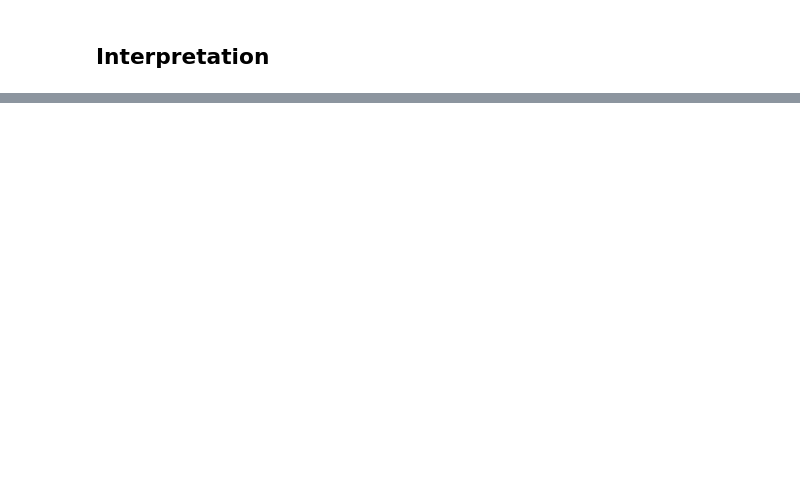
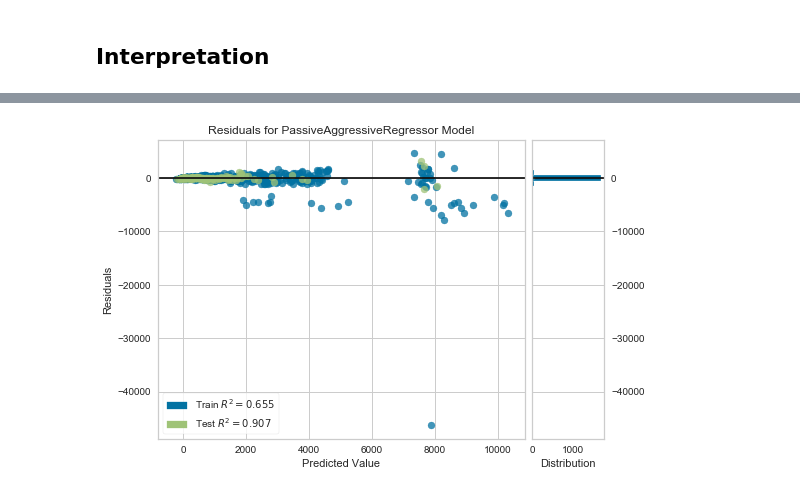
Before and after one commit to DChulok/Reporting-forecasting, a Jupyter notebook: Further improvement.ipynb, the cells around one changed output, grey strips where cells are left out. Cells and saved outputs as stored; diff of their text form; code cells hidden in the pictures; blank space fills up the shorter version.

```diff
--- a/Further improvement.ipynb
+++ b/Further improvement.ipynb
@@ -229,6 +229,9 @@ X_train.to_excel('data/X_train_extern.xlsx')
 X_test.to_excel('data/X_test_extern.xlsx')
 # %% [markdown]
 ## Usage
+# %%
+X_train = pd.read_excel('data/X_train_extern.xlsx', index_col=0)
+X_test = pd.read_excel('data/X_test_extern.xlsx', index_col=0)
 # %%
 ext_features = ['CPI', 'PPI', 'FED_RATE', 'WAGE', 'UNEMP', 'WTI', 'indprod', 'gdp', 'oilprod', 'oilextr', 'sp500']
 # %%
@@ -376,3 +371,7 @@ Wow! We significantly improved our model score on test.
 ## Parameters tuning
 # %% [markdown]
 Let's tune parameters of both new models
+# %%
+tuned_models = {}
+tuned_results = []
+models = ['et', 'par']
@@ -380,0 +456,7 @@ Let's tune parameters of both new models
+# %%
+model = create_model(tuned_models[1])
+# plot model
+plot_model(model, plot = 'residuals')
+plt.show()
+# %% [output]
+[figure, added]
```
Also changed, not shown: parts of 19 cells of this notebook.
